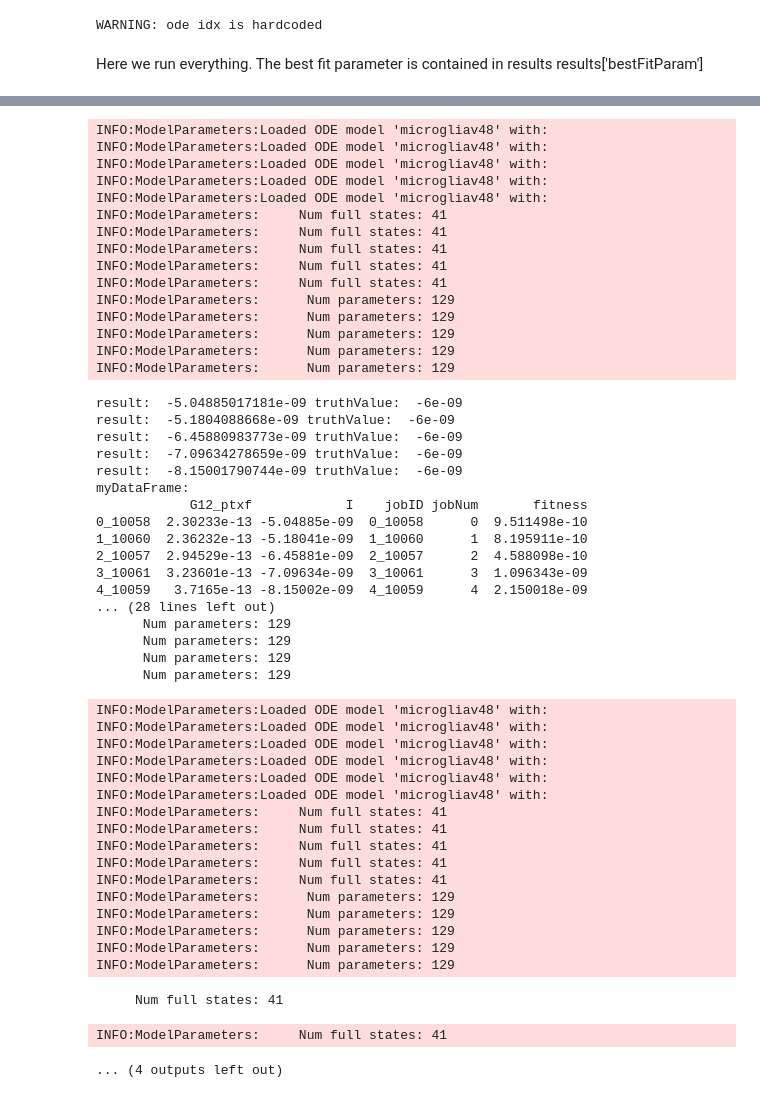
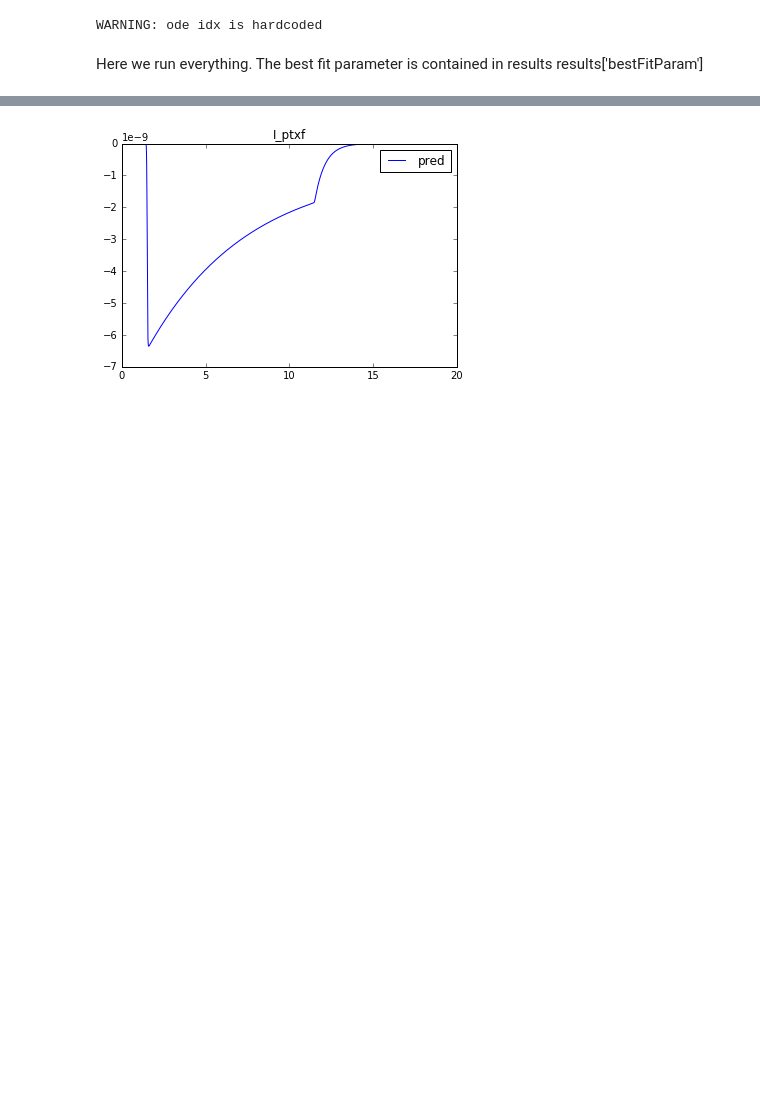
Before and after one commit to huskeypm/microglia, a Jupyter notebook: fitting/fitting.ipynb, the cells around one changed output, grey strips where cells are left out. Drawn from its saved outputs; the diff is of its cells as text; code cells hidden in the pictures; blank space fills up the shorter version.

```diff
--- a/fitting/fitting.ipynb
+++ b/fitting/fitting.ipynb
@@ -95,8 +96,8 @@ results = ga.run(
     variedParamTruthVal = 2.22e-13  ,
     timeStart = 1.5e3,
     jobDuration = 20e3,
-    numRandomDraws = 5,
-    numIters = 5,
+    numRandomDraws = 2,
+    numIters = 1,
     sigmaScaleRate = 0.15,
     outputParamName = "I",
     outputParamSearcher = testState,
@@ -221,51 +137 @@ myDataFrame:
-INFO:ModelParameters:Loaded ODE model 'microgliav48' with:
-INFO:ModelParameters:Loaded ODE model 'microgliav48' with:
-INFO:ModelParameters:Loaded ODE model 'microgliav48' with:
-INFO:ModelParameters:Loaded ODE model 'microgliav48' with:
-INFO:ModelParameters:Loaded ODE model 'microgliav48' with:
-INFO:ModelParameters:     Num full states: 41
-INFO:ModelParameters:     Num full states: 41
-INFO:ModelParameters:     Num full states: 41
-INFO:ModelParameters:     Num full states: 41
-INFO:ModelParameters:     Num full states: 41
-INFO:ModelParameters:      Num parameters: 129
-INFO:ModelParameters:      Num parameters: 129
-INFO:ModelParameters:      Num parameters: 129
-INFO:ModelParameters:      Num parameters: 129
-INFO:ModelParameters:      Num parameters: 129
-result:  -5.04885017181e-09 truthValue:  -6e-09
-result:  -5.1804088668e-09 truthValue:  -6e-09
-result:  -6.45880983773e-09 truthValue:  -6e-09
-result:  -7.09634278659e-09 truthValue:  -6e-09
-result:  -8.15001790744e-09 truthValue:  -6e-09
-myDataFrame:
-            G12_ptxf            I    jobID jobNum       fitness
-0_10058  2.30233e-13 -5.04885e-09  0_10058      0  9.511498e-10
-1_10060  2.36232e-13 -5.18041e-09  1_10060      1  8.195911e-10
-2_10057  2.94529e-13 -6.45881e-09  2_10057      2  4.588098e-10
-3_10061  3.23601e-13 -7.09634e-09  3_10061      3  1.096343e-09
-4_10059   3.7165e-13 -8.15002e-09  4_10059      4  2.150018e-09
-... (28 lines left out)
-      Num parameters: 129
-      Num parameters: 129
-      Num parameters: 129
-      Num parameters: 129
-INFO:ModelParameters:Loaded ODE model 'microgliav48' with:
-INFO:ModelParameters:Loaded ODE model 'microgliav48' with:
-INFO:ModelParameters:Loaded ODE model 'microgliav48' with:
-INFO:ModelParameters:Loaded ODE model 'microgliav48' with:
-INFO:ModelParameters:Loaded ODE model 'microgliav48' with:
-INFO:ModelParameters:Loaded ODE model 'microgliav48' with:
-INFO:ModelParameters:     Num full states: 41
-INFO:ModelParameters:     Num full states: 41
-INFO:ModelParameters:     Num full states: 41
-INFO:ModelParameters:     Num full states: 41
-INFO:ModelParameters:     Num full states: 41
-INFO:ModelParameters:      Num parameters: 129
-INFO:ModelParameters:      Num parameters: 129
-INFO:ModelParameters:      Num parameters: 129
-INFO:ModelParameters:      Num parameters: 129
-INFO:ModelParameters:      Num parameters: 129
-     Num full states: 41
-INFO:ModelParameters:     Num full states: 41
-... (4 outputs left out)
+[figure, added]
```
Also changed, not shown: parts of 26 cells of this notebook, 2 other files.
